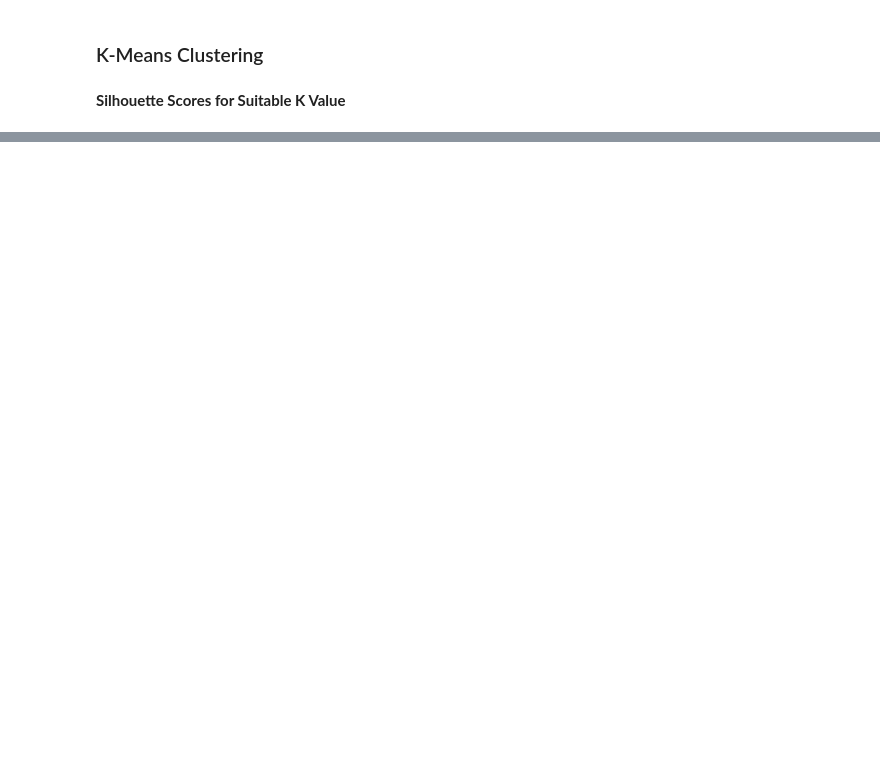
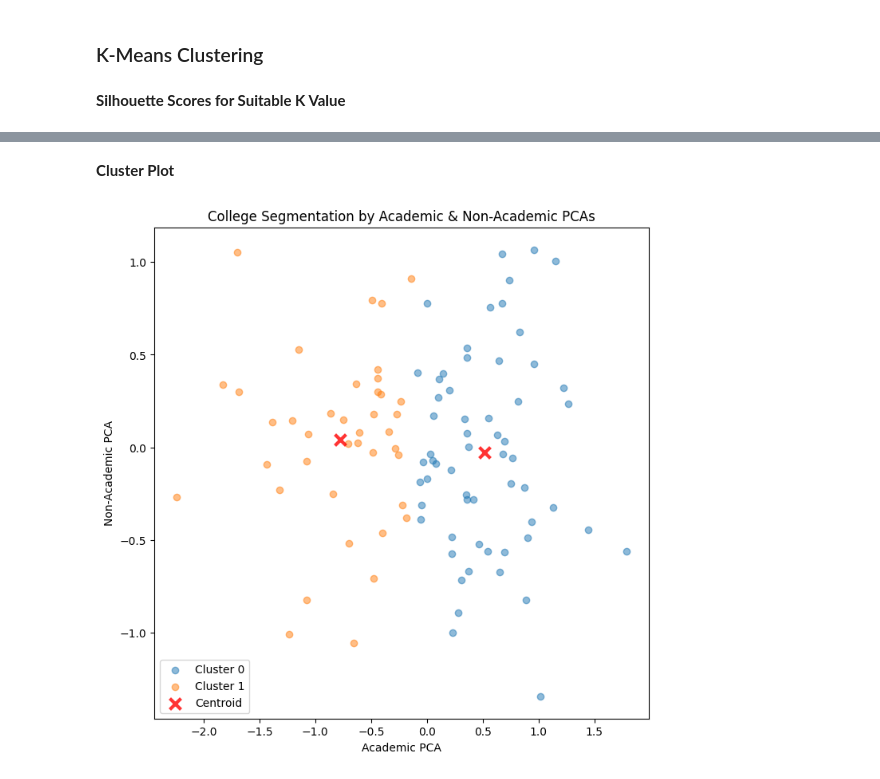
Before and after one commit to Chungj2000/DataAnalysis, a Jupyter notebook: Kaggle/College Student Placement Factors/Workbook.ipynb, the cells around one changed output, grey strips where cells are left out. Cells and saved outputs as stored; diff of their text form; code cells hidden in the pictures; blank space fills up the shorter version.

```diff
--- a/Kaggle/College Student Placement Factors/Workbook.ipynb
+++ b/Kaggle/College Student Placement Factors/Workbook.ipynb
@@ -1297,0 +1318,21 @@ Where k=9, Silhouette Score: 0.2252
+# %% [markdown]
+**Cluster Plot**
+# %%
+kmeans_model = KMeans(n_clusters=best_k, random_state=1)
+kmeans_college_data['College_Segment'] = kmeans_model.fit_predict(kmeans_college_data)
+centroids = kmeans_model.cluster_centers_
+
+plt.figure(figsize=(8,8))
+
+for cluster in range(best_k):
+    cluster_points = kmeans_college_data[kmeans_model.labels_ == cluster]
+    plt.scatter(cluster_points['Academic_PCA'], cluster_points['Non_Academic_PCA'], alpha=0.5, label=f'Cluster {cluster}')
+
+plt.scatter(centroids[:, 0], centroids[:, 1], c='red', marker='x', label='Centroid', alpha=0.8, linewidths=3, s=100)
+plt.xlabel('Academic PCA')
+plt.ylabel('Non-Academic PCA')
+plt.title('College Segmentation by Academic & Non-Academic PCAs')
+plt.legend()
+plt.show()
+# %% [output]
+[figure, added]
```
Also changed, not shown: parts of 2 cells of this notebook.
